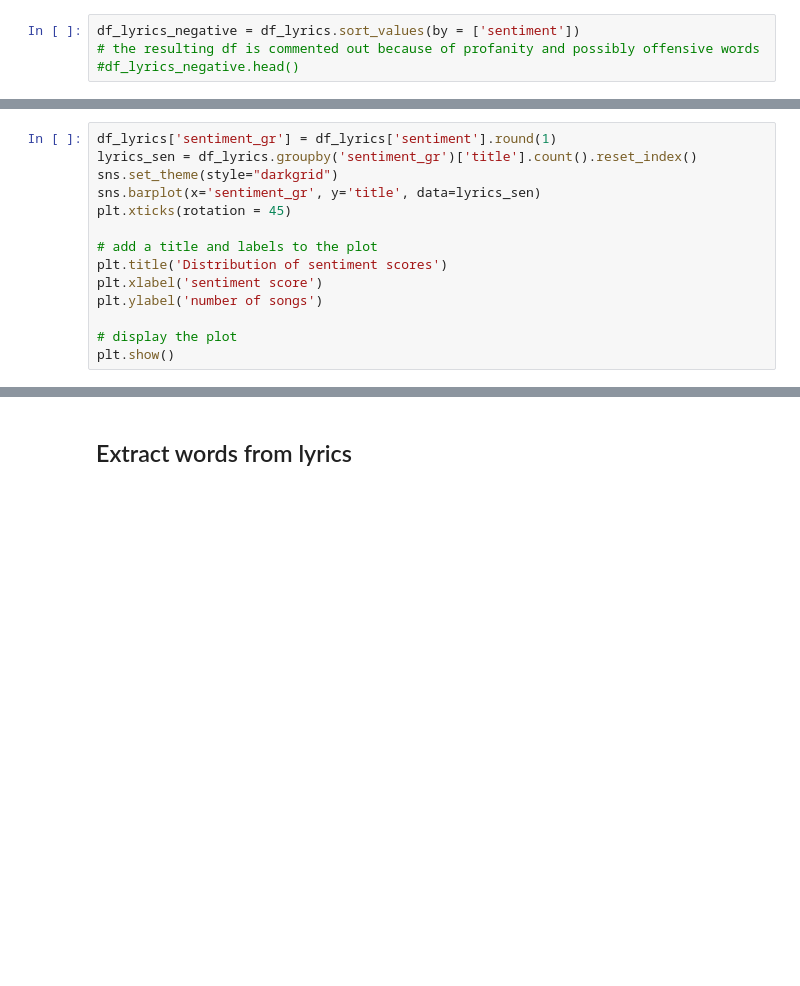
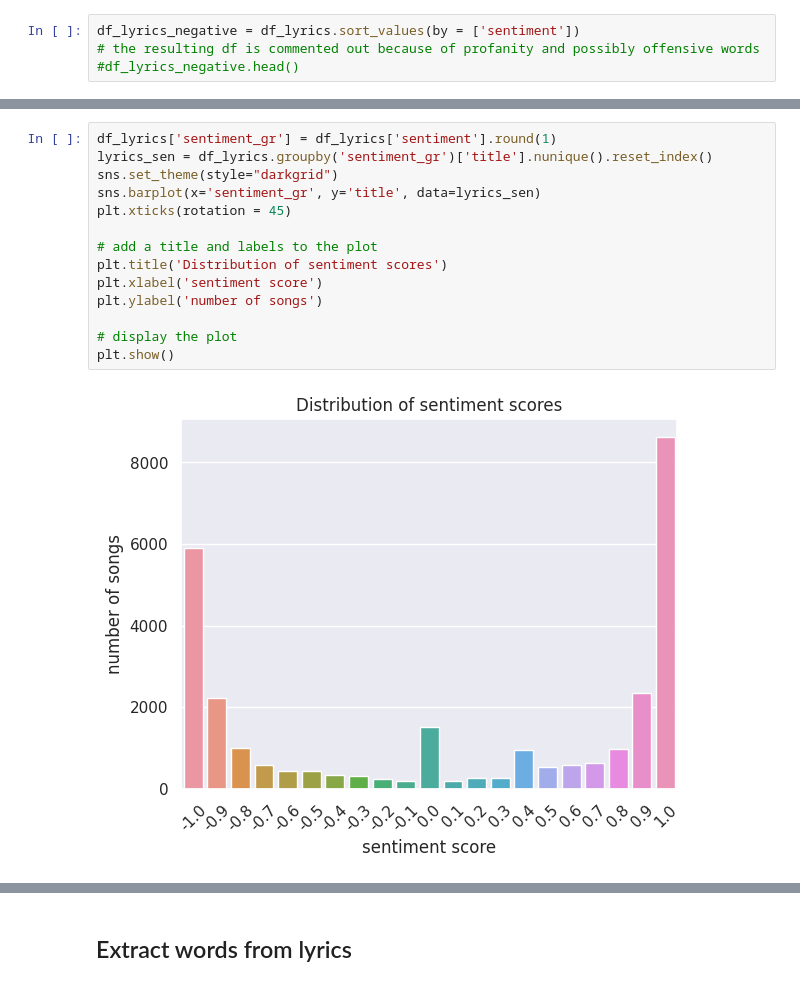
Before and after one commit to Joseph-Willem-Ricci/5450-final-project, a Jupyter notebook: CIS5450_Project.ipynb, the cells around one changed output, grey strips where cells are left out. Cells and saved outputs as stored; diff of their text form; blank space fills up the shorter version.

Commit message:
added correlation matrix and some visualisations for the sentiment

```diff
--- a/CIS5450_Project.ipynb
+++ b/CIS5450_Project.ipynb
@@ -1030,15 +1055,17 @@ lyrics_sen.head()
 # %%
 df_lyrics['sentiment_gr'] = df_lyrics['sentiment'].round(1)
-lyrics_sen = df_lyrics.groupby('sentiment_gr')['title'].count().reset_index()
+lyrics_sen = df_lyrics.groupby('sentiment_gr')['title'].nunique().reset_index()
 sns.set_theme(style="darkgrid")
 sns.barplot(x='sentiment_gr', y='title', data=lyrics_sen)
 plt.xticks(rotation = 45)
 
 # add a title and labels to the plot
 plt.title('Distribution of sentiment scores')
 plt.xlabel('sentiment score')
 plt.ylabel('number of songs')
 
 # display the plot
 plt.show()
+# %% [output]
+[figure, added]
 # %%
```
Also changed, not shown: parts of 25 cells of this notebook.
